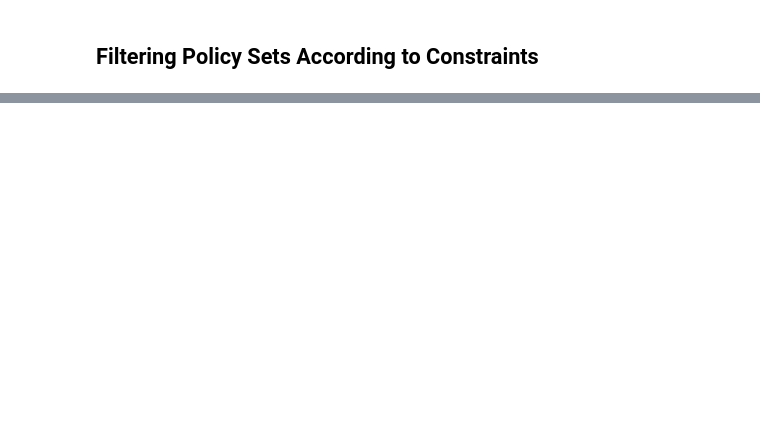
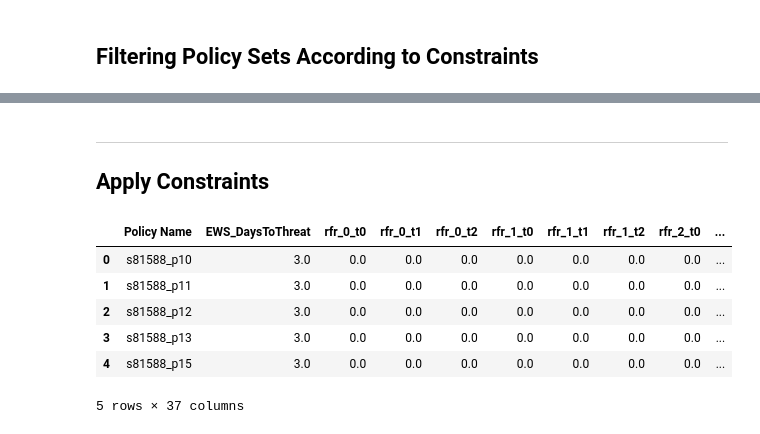
Before and after one commit to ghsher/epa1361_group15, a Jupyter notebook: final assignment/Directed Search.ipynb, the cells around one changed output, grey strips where cells are left out. Drawn from its saved outputs; the diff is of its cells as text; code cells hidden in the pictures; blank space fills up the shorter version.

Commit message:
Finish Convergence Plotting and Constraint Filtering in Directed Search notebook

```diff
--- a/final assignment/Directed Search.ipynb
+++ b/final assignment/Directed Search.ipynb
@@ -283,0 +219,12 @@ for scenario in scenarios:
+# %%
+# Rerun experiment to calculate all outcomes
+experiment_results = {}
+for scenario in scenarios:
+    scenario_dict = {}
+    for col in scenarios_df:
+        scenario_dict.update({col : scenarios_df.loc[scenario, col]})
+    ema_scenario = Scenario(scenario, **scenario_dict)
+
+    with MultiprocessingEvaluator(model_all) as evaluator:
+        experiment_results[scenario] = evaluator.perform_experiments(ema_scenario,
+                                                    policies_to_evaluate[scenario])
@@ -283,0 +271,5 @@ for scenario in scenarios:
+# %% [markdown]
+------------------
+## Apply Constraints
+# %%
+RATIO=1.25 # 1.25 = 1/0.8
@@ -283,0 +336,22 @@ for scenario in scenarios:
+# %%
+columns = ['Policy Name'] + [key for key in satisficing_policies[0]]
+policies_df = pd.DataFrame(columns=columns)
+
+for i, policy in enumerate(satisficing_policies):
+    row = []
+    for col in columns:
+        if col == 'Policy Name':
+            row.append(policy.name)
+        else:
+            row.append(policy[col])
+    policies_df.loc[i] = row
+# %%
+policies_df.head()
+# %% [output]
+|  | Policy Name | EWS_DaysToThreat | rfr_0_t0 | rfr_0_t1 | rfr_0_t2 | rfr_1_t0 | rfr_1_t1 | rfr_1_t2 | rfr_2_t0 | ... |
+| 0 | s81588_p10 | 3.0 | 0.0 | 0.0 | 0.0 | 0.0 | 0.0 | 0.0 | 0.0 | ... |
+| 1 | s81588_p11 | 3.0 | 0.0 | 0.0 | 0.0 | 0.0 | 0.0 | 0.0 | 0.0 | ... |
+| 2 | s81588_p12 | 3.0 | 0.0 | 0.0 | 0.0 | 0.0 | 0.0 | 0.0 | 0.0 | ... |
+| 3 | s81588_p13 | 3.0 | 0.0 | 0.0 | 0.0 | 0.0 | 0.0 | 0.0 | 0.0 | ... |
+| 4 | s81588_p15 | 3.0 | 0.0 | 0.0 | 0.0 | 0.0 | 0.0 | 0.0 | 0.0 | ... |
+5 rows × 37 columns
```
Also changed, not shown: parts of 22 cells of this notebook, 1 other file.
